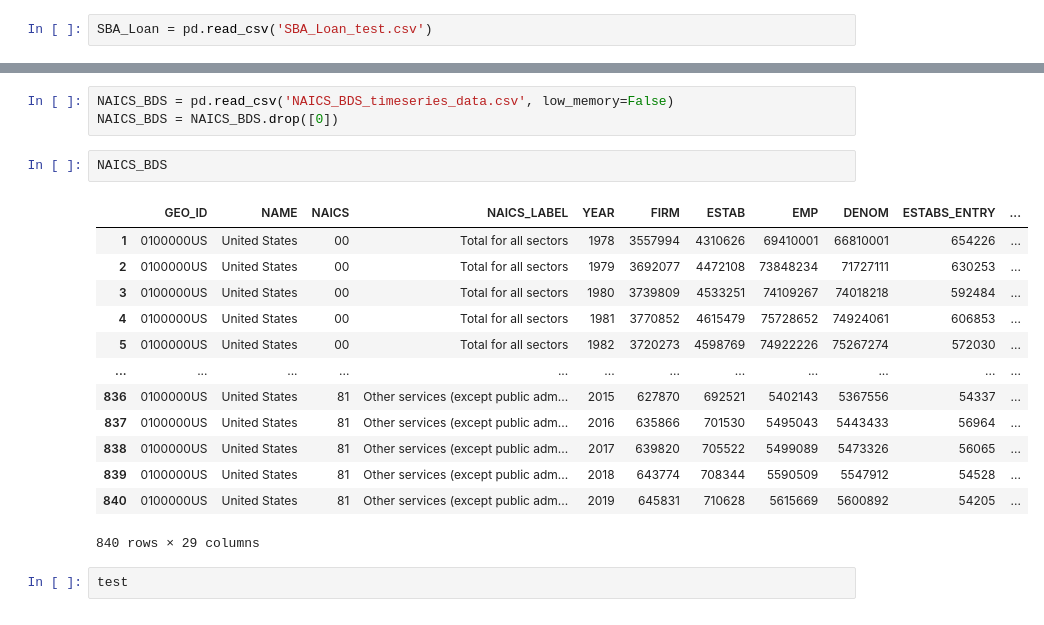
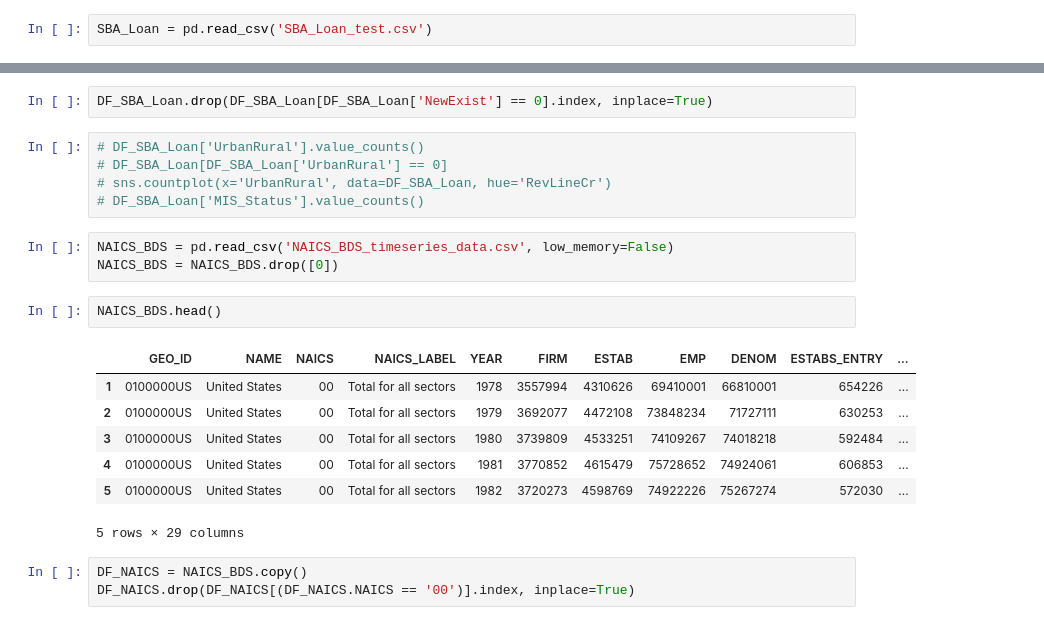
Before and after one commit to CIV2T1PEY/CIV1498-Group-Project, a Jupyter notebook: Python_Prashan_Notebook.ipynb, the cells around one changed output, grey strips where cells are left out. Cells and saved outputs as stored; diff of their text form.

```diff
--- a/Python_Prashan_Notebook.ipynb
+++ b/Python_Prashan_Notebook.ipynb
@@ -27,21 +54,23 @@ SBA_Loan
+# %%
+DF_SBA_Loan.drop(DF_SBA_Loan[DF_SBA_Loan['NewExist'] == 0].index, inplace=True)
+# %%
+# DF_SBA_Loan['UrbanRural'].value_counts()
+# DF_SBA_Loan[DF_SBA_Loan['UrbanRural'] == 0]
+# sns.countplot(x='UrbanRural', data=DF_SBA_Loan, hue='RevLineCr')
+# DF_SBA_Loan['MIS_Status'].value_counts()
 # %%
 NAICS_BDS = pd.read_csv('NAICS_BDS_timeseries_data.csv', low_memory=False)
 NAICS_BDS = NAICS_BDS.drop([0])
 # %%
-NAICS_BDS
+NAICS_BDS.head()
 # %% [output]
 |  | GEO_ID | NAME | NAICS | NAICS_LABEL | YEAR | FIRM | ESTAB | EMP | DENOM | ESTABS_ENTRY | ... |
 | 1 | 0100000US | United States | 00 | Total for all sectors | 1978 | 3557994 | 4310626 | 69410001 | 66810001 | 654226 | ... |
 | 2 | 0100000US | United States | 00 | Total for all sectors | 1979 | 3692077 | 4472108 | 73848234 | 71727111 | 630253 | ... |
 | 3 | 0100000US | United States | 00 | Total for all sectors | 1980 | 3739809 | 4533251 | 74109267 | 74018218 | 592484 | ... |
 | 4 | 0100000US | United States | 00 | Total for all sectors | 1981 | 3770852 | 4615479 | 75728652 | 74924061 | 606853 | ... |
 | 5 | 0100000US | United States | 00 | Total for all sectors | 1982 | 3720273 | 4598769 | 74922226 | 75267274 | 572030 | ... |
-| ... | ... | ... | ... | ... | ... | ... | ... | ... | ... | ... | ... |
-| 836 | 0100000US | United States | 81 | Other services (except public adm... | 2015 | 627870 | 692521 | 5402143 | 5367556 | 54337 | ... |
-| 837 | 0100000US | United States | 81 | Other services (except public adm... | 2016 | 635866 | 701530 | 5495043 | 5443433 | 56964 | ... |
-| 838 | 0100000US | United States | 81 | Other services (except public adm... | 2017 | 639820 | 705522 | 5499089 | 5473326 | 56065 | ... |
-| 839 | 0100000US | United States | 81 | Other services (except public adm... | 2018 | 643774 | 708344 | 5590509 | 5547912 | 54528 | ... |
-| 840 | 0100000US | United States | 81 | Other services (except public adm... | 2019 | 645831 | 710628 | 5615669 | 5600892 | 54205 | ... |
-840 rows × 29 columns
+5 rows × 29 columns
-# %%
-test
+# %%
+DF_NAICS = NAICS_BDS.copy()
+DF_NAICS.drop(DF_NAICS[(DF_NAICS.NAICS == '00')].index, inplace=True)
```
Also changed, not shown: parts of 17 cells of this notebook.
